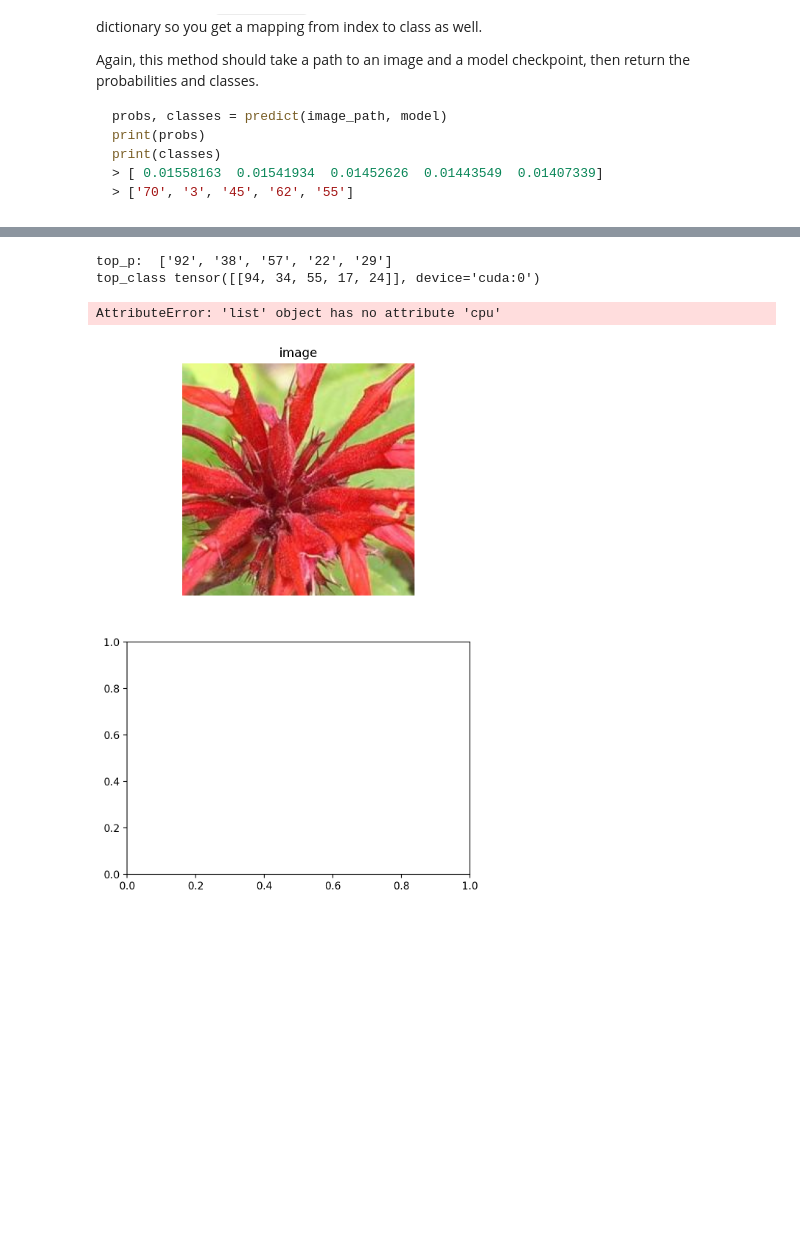
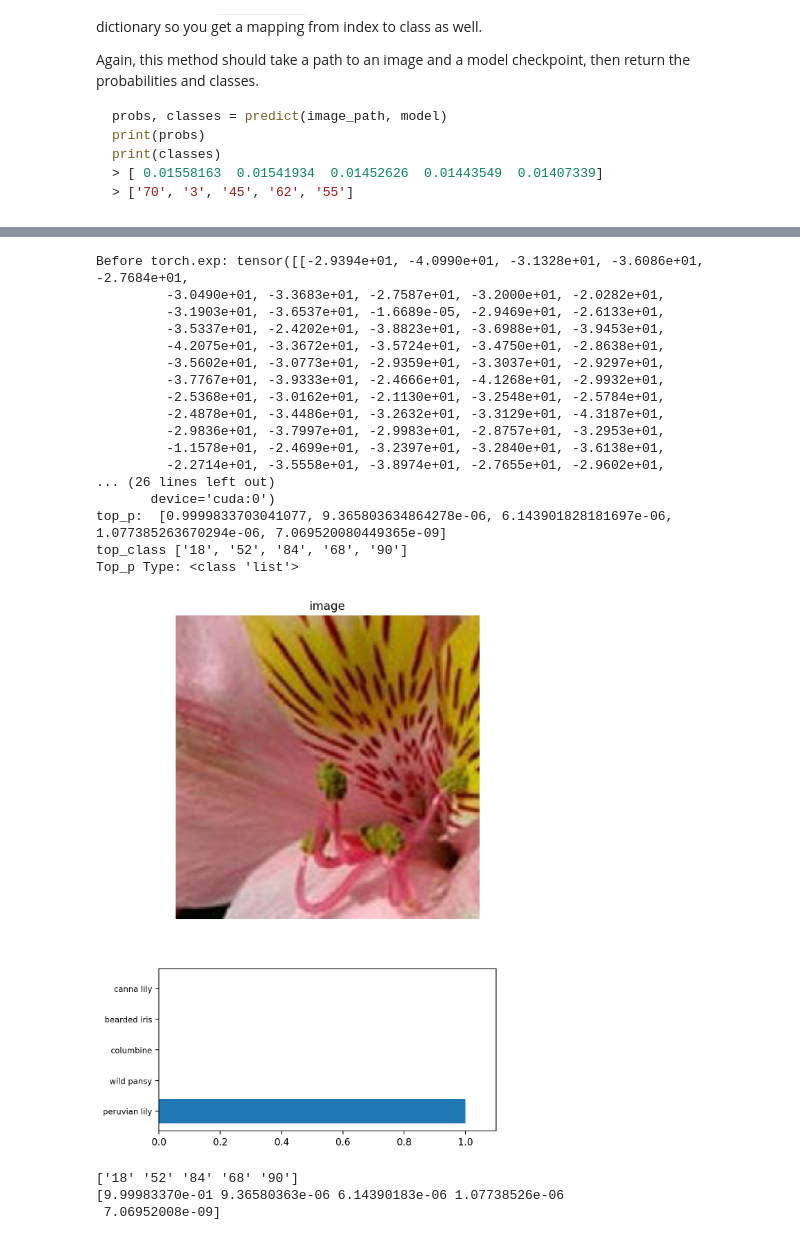
Before and after one commit to amnyulwa/aipnd-project, a Jupyter notebook: Image_Classifier_Project.ipynb, the cells around one changed output, grey strips where cells are left out. Saved outputs shown, nothing was run; the diff lists cells and outputs as text; code cells hidden in the pictures; blank space fills up the shorter version.

```diff
--- a/Image_Classifier_Project.ipynb
+++ b/Image_Classifier_Project.ipynb
@@ -602,31 +602,37 @@ def predict(image_path, model, topk=5):
     # TODO: Implement the code to predict the class from an image file
     input = process_image(image_path)# takes in an image from file and then feeds into the process_image function to convert to NP array values
 
+    #https://discuss.pytorch.org/t/expected-stride-to-be-a-single-integer-value-or-a-list/17612
     input = input.type(torch.FloatTensor).unsqueeze(0)
 
     #commenting out as model is already set to eval using the load_checkpoint() function
     #model.eval()
 
+    #sets default accelerator
+    device = torch.accelerator.current_accelerator().type if torch.accelerator.is_available() else "cpu"
 
     model.to(device)
     with torch.no_grad():
       input = input.to(device)
       logps = model.forward(input)
 
+    print("Before torch.exp:", logps)
     ps = torch.exp(logps)
+    print("After Logps:", ps)
+    top_p, top_class = ps.topk(topk) # remember ps.topk returns the k highest values in the form of two tuples top_p is the probability values, top_class class indeces
 
-    top_p, top_class = ps.topk(topk, dim=1)
     top_p = top_p.detach().cpu().numpy().tolist()[0]
     top_c = top_class.detach().cpu().numpy().tolist()[0]
 
     #EXPERIMENTAL
+    # We need to m
     idx_to_class = {v: k for k, v in model.class_to_idx.items()}
 
-    top_p = [idx_to_class[prediction] for prediction in top_c]
-    FloatingPointError
-    flower = [cat_to_name[idx_to_class[prediction]] for prediction in top_c]
+    top_c = [idx_to_class[prediction] for prediction in top_c]
 
-    return top_p, top_class
+    #flower = [cat_to_name[idx_to_class[prediction]] for prediction in top_c]
+
+    return top_p, top_c
 # %% [markdown]
 ## Sanity Checking
 
@@ -637,37 +643,55 @@ Now that you can use a trained model for predictions, check to make sure it make
 You can convert from the class integer encoding to actual flower names with the `cat_to_name.json` file (should have been loaded earlier in the notebook). To show a PyTorch tensor as an image, use the `imshow` function defined above.
 # %%
 # TODO: Display an image along with the top 5 classes
-image_path = 'flowers/train/92/image_03029.jpg'
+image_path = 'flowers/valid/18/image_04252.jpg'
 
 model = load_checkpoint('checkpoint.pth')
 
 top_p, top_class = predict(image_path, model)
 print("top_p: ", top_p)
 print("top_class", top_class)
 image = process_image(image_path)
 
 
 fig, (ax1, ax2) = plt.subplots(figsize=(6,9), nrows=2)
 imshow(image, ax=ax1) # Display using imshow
 ax1.axis('off')
 ax1.set_title("image")
+print("Top_p Type:", type(top_p))
 
-
-probs = top_p.cpu().numpy().squeeze()
-classes = top_class.cpu().numpy().squeeze() #changed variable name to classes to avoid conflict
+probs = np.array(top_p).squeeze()
+classes = np.array(top_class).squeeze() #changed variable name to classes to avoid conflict
 ax2.barh(np.arange(5), probs) # Display top 5
 ax2.set_aspect(0.1)
 ax2.set_yticks(np.arange(5))
 ax2.set_yticklabels([cat_to_name[str(c)] for c in classes], size='small') # changed variable name here as well
 #ax2.set_title('Class Probability')
 ax2.set_xlim(0, 1.1)
 plt.tight_layout()
 plt.show()
 # %% [output]
-top_p:  ['92', '38', '57', '22', '29']
-top_class tensor([[94, 34, 55, 17, 24]], device='cuda:0')
+Before torch.exp: tensor([[-2.9394e+01, -4.0990e+01, -3.1328e+01, -3.6086e+01, -2.7684e+01,
+         -3.0490e+01, -3.3683e+01, -2.7587e+01, -3.2000e+01, -2.0282e+01,
+         -3.1903e+01, -3.6537e+01, -1.6689e-05, -2.9469e+01, -2.6133e+01,
+         -3.5337e+01, -2.4202e+01, -3.8823e+01, -3.6988e+01, -3.9453e+01,
+         -4.2075e+01, -3.3672e+01, -3.5724e+01, -3.4750e+01, -2.8638e+01,
+         -3.5602e+01, -3.0773e+01, -2.9359e+01, -3.3037e+01, -2.9297e+01,
+         -3.7767e+01, -3.9333e+01, -2.4666e+01, -4.1268e+01, -2.9932e+01,
+         -2.5368e+01, -3.0162e+01, -2.1130e+01, -3.2548e+01, -2.5784e+01,
+         -2.4878e+01, -3.4486e+01, -3.2632e+01, -3.3129e+01, -4.3187e+01,
+         -2.9836e+01, -3.7997e+01, -2.9983e+01, -2.8757e+01, -3.2953e+01,
+         -1.1578e+01, -2.4699e+01, -3.2397e+01, -3.2840e+01, -3.6138e+01,
+         -2.2714e+01, -3.5558e+01, -3.8974e+01, -2.7655e+01, -2.9602e+01,
+... (26 lines left out)
+       device='cuda:0')
+top_p:  [0.9999833703041077, 9.365803634864278e-06, 6.143901828181697e-06, 1.077385263670294e-06, 7.069520080449365e-09]
+top_class ['18', '52', '84', '68', '90']
+Top_p Type: <class 'list'>
-AttributeError: 'list' object has no attribute 'cpu'
-[figure, old version]
+[figure, new version]
 # %%
 print(classes)
 print(probs)
+# %% [output]
+['18' '52' '84' '68' '90']
+[9.99983370e-01 9.36580363e-06 6.14390183e-06 1.07738526e-06
+ 7.06952008e-09]
```
Also changed, not shown: parts of 5 cells of this notebook.
